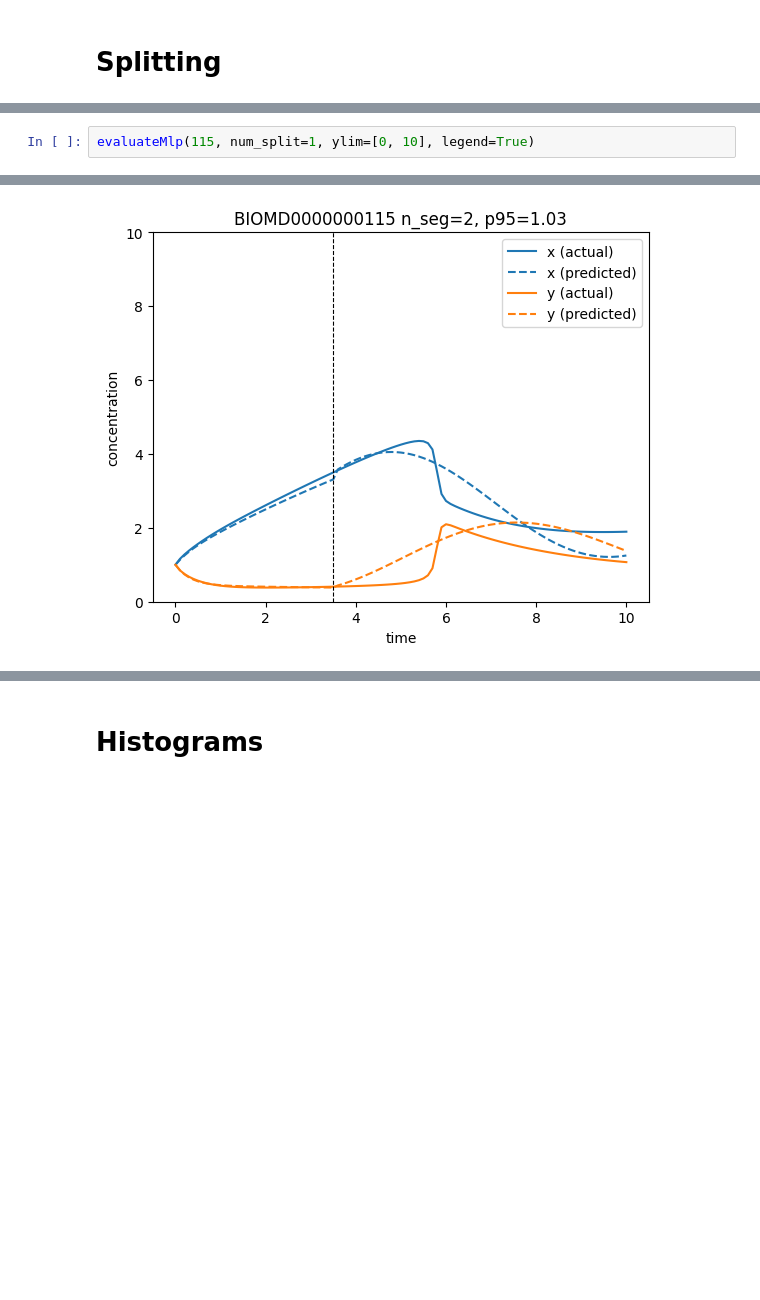
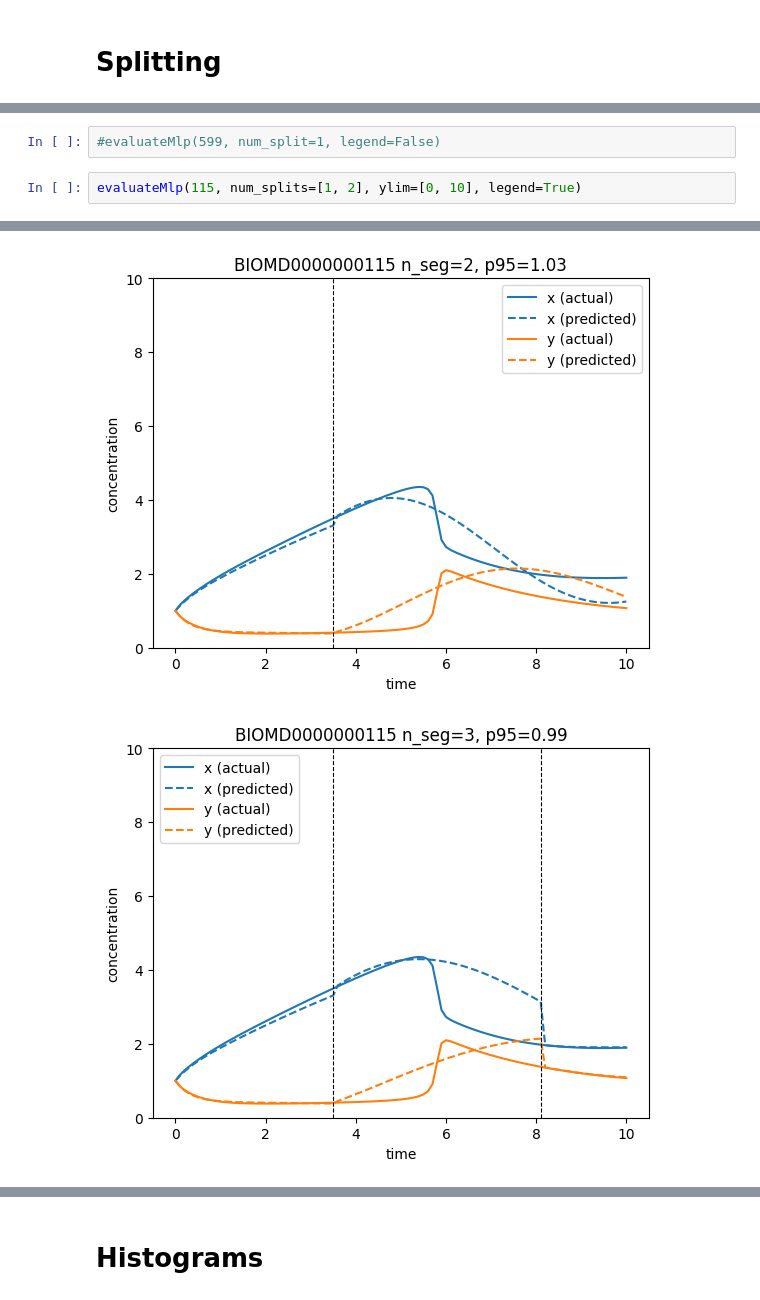
Before and after one commit to ModelEngineering/model_linearity_analysis, a Jupyter notebook: notebooks/score_analysis.ipynb, the cells around one changed output, grey strips where cells are left out. Drawn from its saved outputs; the diff is of its cells as text; blank space fills up the shorter version.

```diff
--- a/notebooks/score_analysis.ipynb
+++ b/notebooks/score_analysis.ipynb
@@ -80,5 +83,8 @@ Cannot use JAC_FITTED: num_species (30) > num_point (5).
+# %%
+#evaluateMlp(599, num_split=1, legend=False)
 # %%
-evaluateMlp(115, num_split=1, ylim=[0, 10], legend=True)
+evaluateMlp(115, num_splits=[1, 2], ylim=[0, 10], legend=True)
 # %% [output]
 [figure]
 [figure]
+[figure, added]
```
Also changed, not shown: parts of 6 cells of this notebook, 26 other files.
